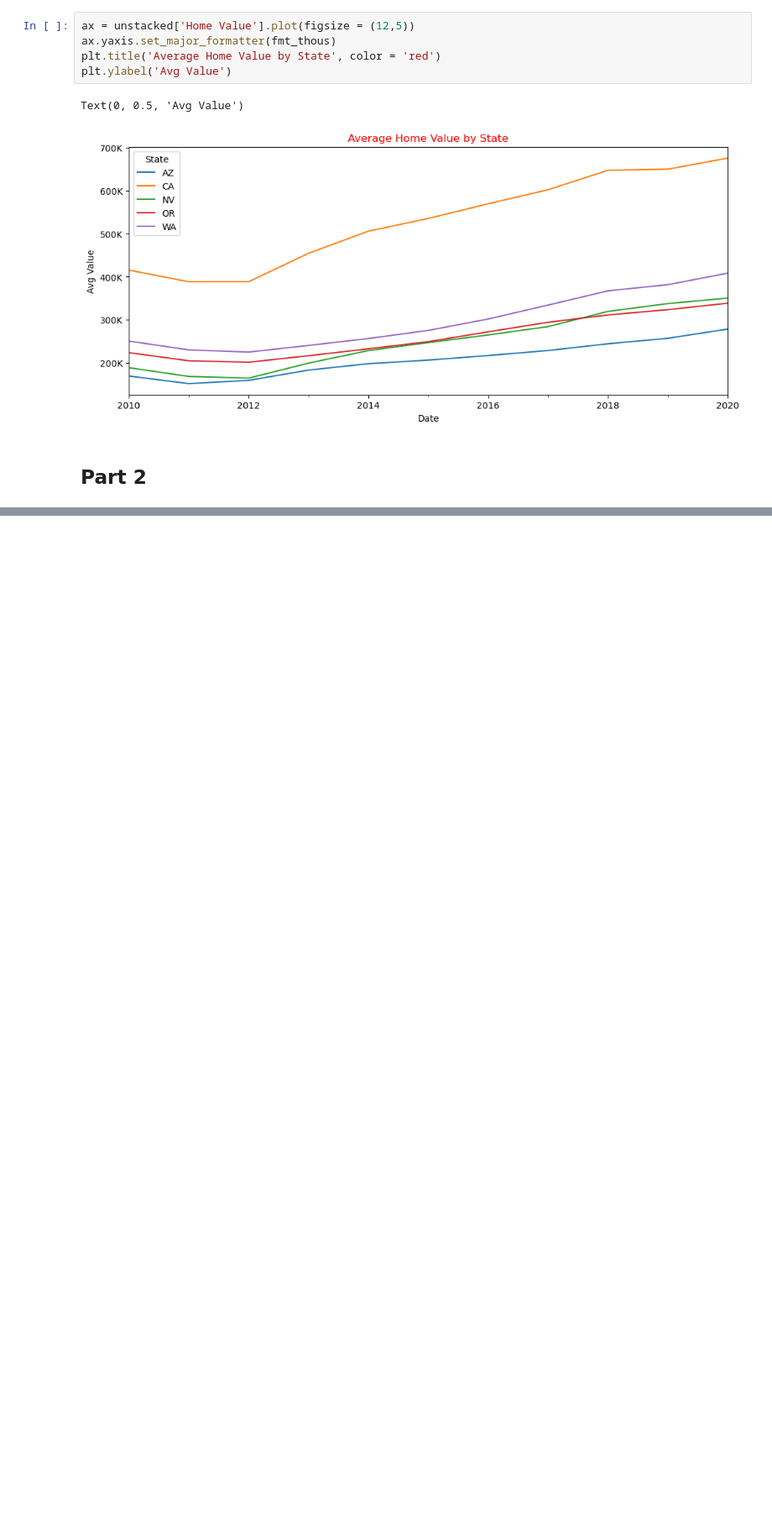
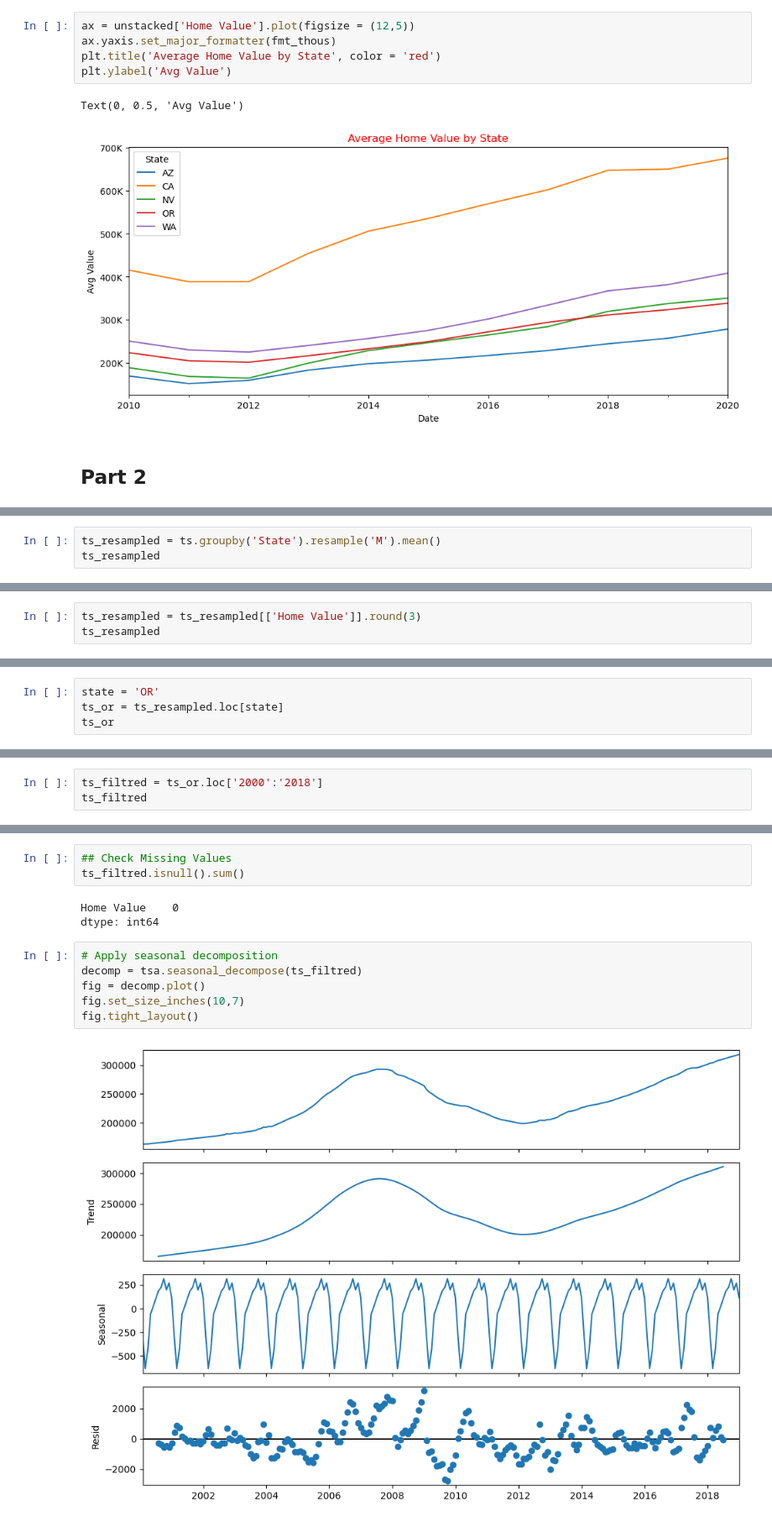
Before and after one commit to zyed79/Time_Series-Vizz_with_Tableau, a Jupyter notebook: Belt_Exam Data_Viz.ipynb, the cells around one changed output, grey strips where cells are left out. Shown at 84% size. Saved outputs shown, nothing was run; the diff lists cells and outputs as text; blank space fills up the shorter version.

```diff
--- a/Belt_Exam Data_Viz.ipynb
+++ b/Belt_Exam Data_Viz.ipynb
@@ -598,0 +395,3 @@ NameError: name 'decomp' is not defined
+# %%
+ts_resampled = ts.groupby('State').resample('M').mean()
+ts_resampled
@@ -598,0 +433,3 @@ NameError: name 'decomp' is not defined
+# %%
+ts_resampled = ts_resampled[['Home Value']].round(3)
+ts_resampled
@@ -598,0 +451,4 @@ NameError: name 'decomp' is not defined
+# %%
+state = 'OR'
+ts_or = ts_resampled.loc[state]
+ts_or
@@ -598,0 +470,3 @@ NameError: name 'decomp' is not defined
+# %%
+ts_filtred = ts_or.loc['2000':'2018']
+ts_filtred
@@ -598,0 +488,14 @@ NameError: name 'decomp' is not defined
+# %%
+## Check Missing Values
+ts_filtred.isnull().sum()
+# %% [output]
+Home Value    0
+dtype: int64
+# %%
+# Apply seasonal decomposition
+decomp = tsa.seasonal_decompose(ts_filtred)
+fig = decomp.plot()
+fig.set_size_inches(10,7)
+fig.tight_layout()
+# %% [output]
+[figure, added]
```
Also changed, not shown: parts of 61 cells of this notebook.
